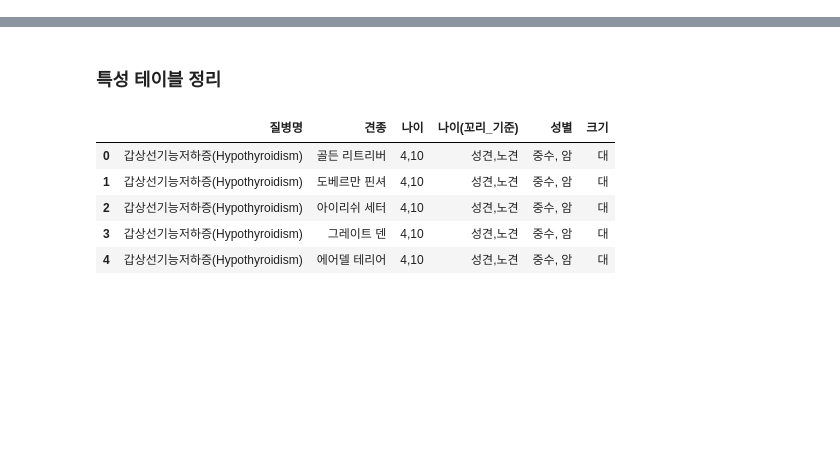
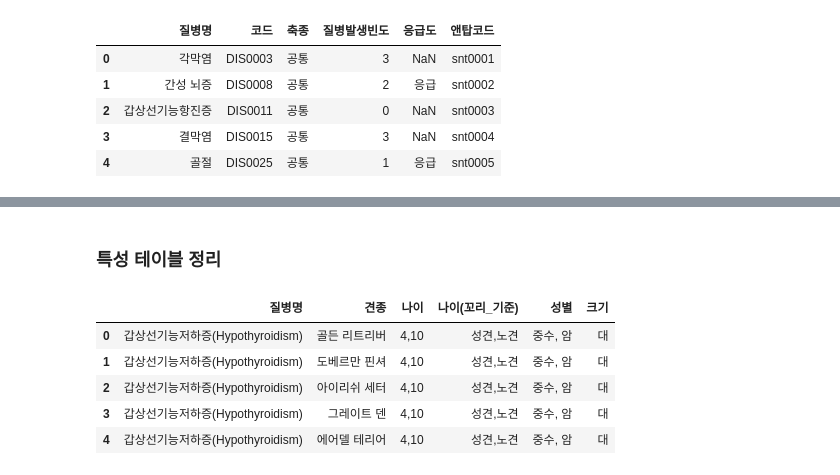
Before and after one commit to jha1s/puppy_project, a Jupyter notebook: result.ipynb, the cells around one changed output, grey strips where cells are left out. Saved outputs shown, nothing was run; the diff lists cells and outputs as text; code cells hidden in the pictures; blank space fills up the shorter version.

```diff
--- a/result.ipynb
+++ b/result.ipynb
@@ -10,0 +25,10 @@ pd.set_option('display.max_columns', 100)
+# %%
+df_dis = pd.read_excel('./최종자료/꼬리2.0 질병증상데이터_공유용 v1.2.xlsx', sheet_name='질병')
+df_dis.head()
+# %% [output]
+|  | 질병명 | 코드 | 축종 | 질병발생빈도 | 응급도 | 앤탑코드 |
+| 0 | 각막염 | DIS0003 | 공통 | 3 | NaN | snt0001 |
+| 1 | 간성 뇌증 | DIS0008 | 공통 | 2 | 응급 | snt0002 |
+| 2 | 갑상선기능항진증 | DIS0011 | 공통 | 0 | NaN | snt0003 |
+| 3 | 결막염 | DIS0015 | 공통 | 3 | NaN | snt0004 |
+| 4 | 골절 | DIS0025 | 공통 | 1 | 응급 | snt0005 |
```
Also changed, not shown: parts of 12 cells of this notebook, 1 other file.
